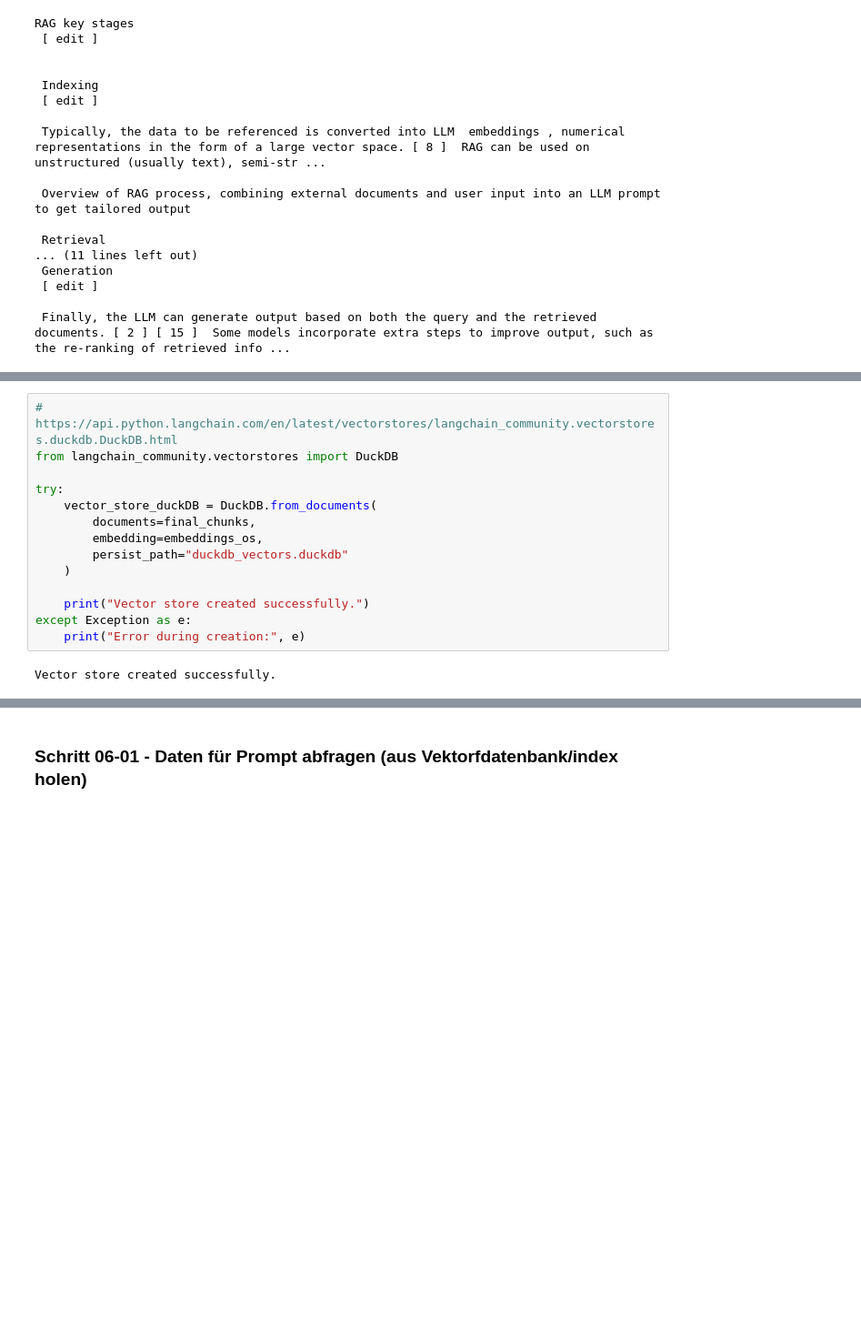
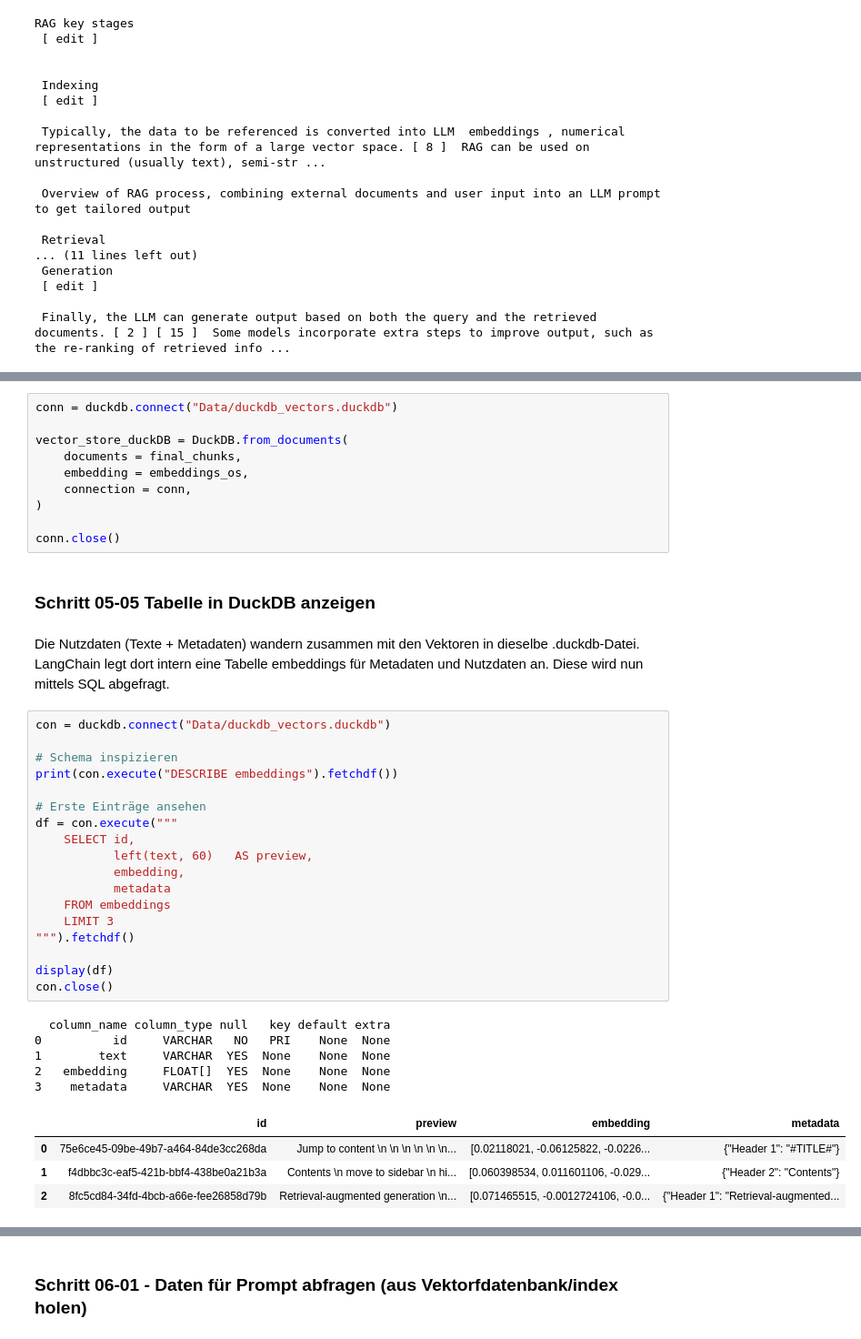
Before and after one commit to abuckenhofer/tdwi2025, a Jupyter notebook: src/WorkshopRAGPipeline.ipynb, the cells around one changed output, grey strips where cells are left out. Shown: that part at 91% size. Cells and saved outputs as stored; diff of their text form; blank space fills up the shorter version.

```diff
--- a/src/WorkshopRAGPipeline.ipynb
+++ b/src/WorkshopRAGPipeline.ipynb
@@ -576,17 +623,44 @@ Achtung: die Daten werden nicht lokal gespeichert (fehlende Funktionalität?)
 # %%
-# https://api.python.langchain.com/en/latest/vectorstores/langchain_community.vectorstores.duckdb.DuckDB.html
-from langchain_community.vectorstores import DuckDB
+conn = duckdb.connect("Data/duckdb_vectors.duckdb")
 
-try:
-    vector_store_duckDB = DuckDB.from_documents(
-        documents=final_chunks,
-        embedding=embeddings_os,
-        persist_path="duckdb_vectors.duckdb"
-    )
+vector_store_duckDB = DuckDB.from_documents(
+    documents = final_chunks,
+    embedding = embeddings_os,
+    connection = conn,
+)
 
-    print("Vector store created successfully.")
-except Exception as e:
-    print("Error during creation:", e)
+conn.close()
-# %% [output]
-Vector store created successfully.
+# %% [markdown]
+### Schritt 05-05 Tabelle in DuckDB anzeigen
+# %% [markdown]
+Die Nutzdaten (Texte + Metadaten) wandern zusammen mit den Vektoren in dieselbe .duckdb-Datei.
+LangChain legt dort intern eine Tabelle embeddings für Metadaten und Nutzdaten an. Diese wird nun mittels SQL abgefragt.
+# %%
+con = duckdb.connect("Data/duckdb_vectors.duckdb")
+
+# Schema inspizieren
+print(con.execute("DESCRIBE embeddings").fetchdf())
+
+# Erste Einträge ansehen
+df = con.execute("""
+    SELECT id,
+           left(text, 60)   AS preview,
+           embedding,
+           metadata
+    FROM embeddings
+    LIMIT 3
+""").fetchdf()
+
+display(df)
+con.close()
+# %% [output]
+  column_name column_type null   key default extra
+0          id     VARCHAR   NO   PRI    None  None
+1        text     VARCHAR  YES  None    None  None
+2   embedding     FLOAT[]  YES  None    None  None
+3    metadata     VARCHAR  YES  None    None  None
+|  | id | preview | embedding | metadata |
+| 0 | 75e6ce45-09be-49b7-a464-84de3cc268da | Jump to content \n \n \n \n \n \n... | [0.02118021, -0.06125822, -0.0226... | {"Header 1": "#TITLE#"} |
+| 1 | f4dbbc3c-eaf5-421b-bbf4-438be0a21b3a | Contents \n move to sidebar \n hi... | [0.060398534, 0.011601106, -0.029... | {"Header 2": "Contents"} |
+| 2 | 8fc5cd84-34fd-4bcb-a66e-fee26858d79b | Retrieval-augmented generation \n... | [0.071465515, -0.0012724106, -0.0... | {"Header 1": "Retrieval-augmented... |
 # %% [markdown]
```
Also changed, not shown: parts of 61 cells of this notebook.
